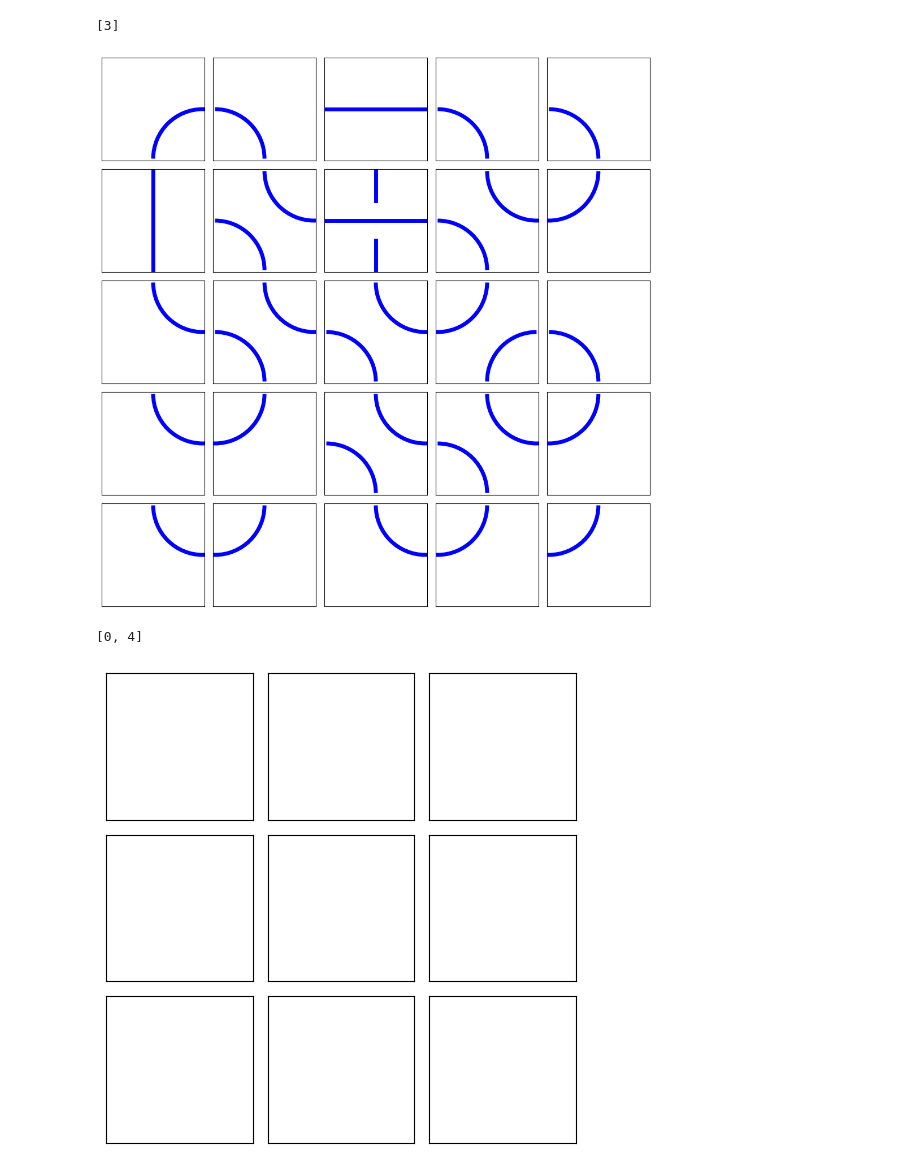
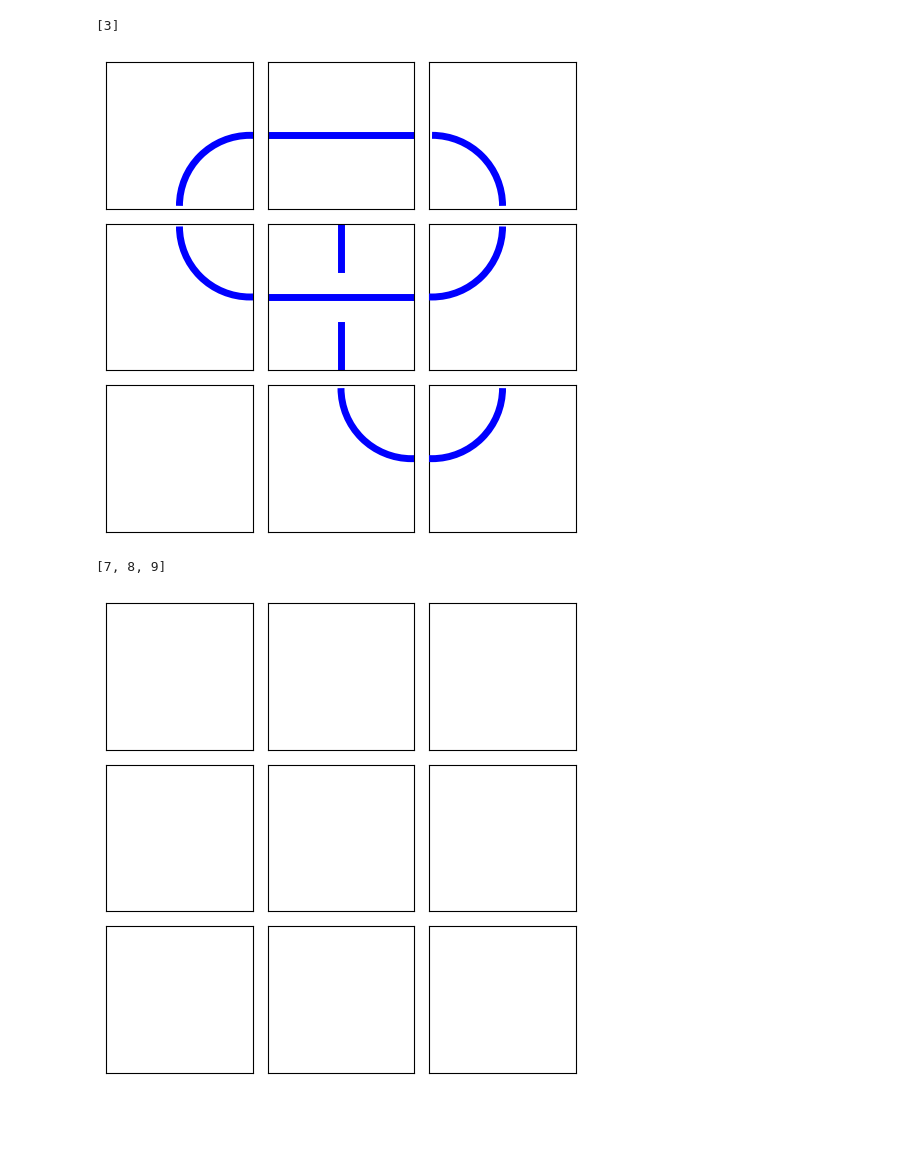
Before and after one commit to andrew-tawfeek/wild_knots, a Jupyter notebook: Random_Testing.ipynb, the cells around one changed output. Saved outputs shown, nothing was run; the diff lists cells and outputs as text; code cells hidden in the pictures; blank space fills up the shorter version.

```diff
--- a/Random_Testing.ipynb
+++ b/Random_Testing.ipynb
@@ -10,23 +10,14 @@ W.show(2)
 W.potential_tiles(1,0)
 # %% [output]
 [3]
-# %%
-def random_mosaic(dimension):
-    template = matrix(ZZ,dimension,dimension)
-
-    # This walks through the matrix, which is the issue...
-    for i in range(dimension):
-        for j in range(dimension):
-            template[i,j] = choice(Mosaic(template).potential_tiles(i,j))
-    return Mosaic(template)
 # %%
-M = random_mosaic(5); M.show(10)
+M = random_mosaic(3); M.show()
 # %% [output]
-[figure, old version]
+[figure, new version]
 # %%
 M.potential_tiles(3,3)
 # %% [output]
-[0, 4]
+[7, 8, 9]
 # %%
 M = matrix(ZZ,3,3); W = Mosaic(M); W.show()
 # %% [output]
```
Also changed, not shown: parts of 11 cells of this notebook, 1 other file.
